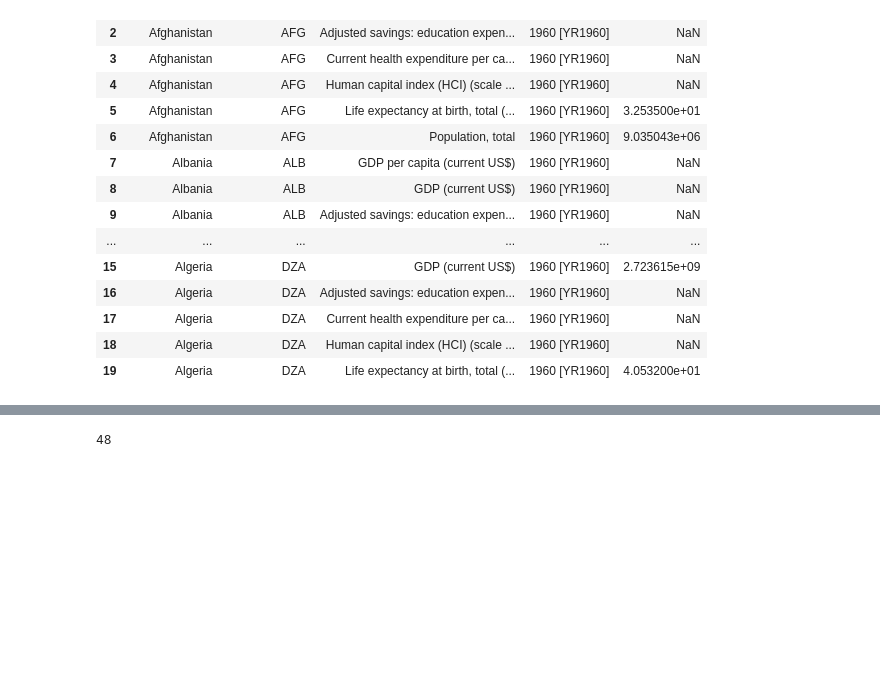
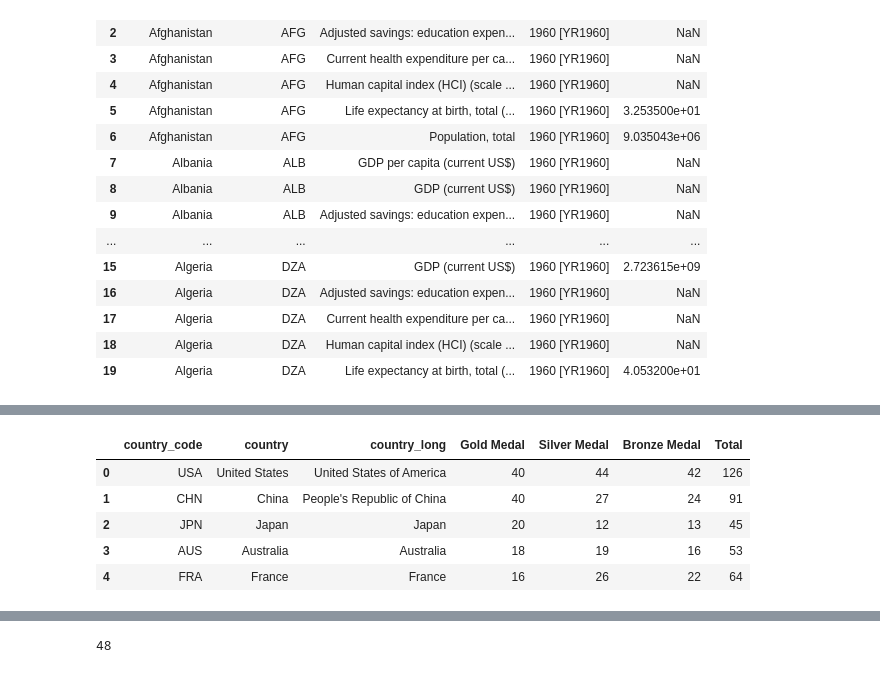
Before and after one commit to KetherineWang/olympics-data-story, a Jupyter notebook: compilingMedalIndicator.ipynb, the cells around one changed output, grey strips where cells are left out. Cells and saved outputs as stored; diff of their text form; code cells hidden in the pictures; blank space fills up the shorter version.

```diff
--- a/compilingMedalIndicator.ipynb
+++ b/compilingMedalIndicator.ipynb
@@ -110,0 +118,9 @@ country_medals.to_csv('country_medals.csv', index=False)
+# %%
+medals_2024.head()
+# %% [output]
+|  | country_code | country | country_long | Gold Medal | Silver Medal | Bronze Medal | Total |
+| 0 | USA | United States | United States of America | 40 | 44 | 42 | 126 |
+| 1 | CHN | China | People's Republic of China | 40 | 27 | 24 | 91 |
+| 2 | JPN | Japan | Japan | 20 | 12 | 13 | 45 |
+| 3 | AUS | Australia | Australia | 18 | 19 | 16 | 53 |
+| 4 | FRA | France | France | 16 | 26 | 22 | 64 |
```
Also changed, not shown: parts of 18 cells of this notebook, 25 other files.
